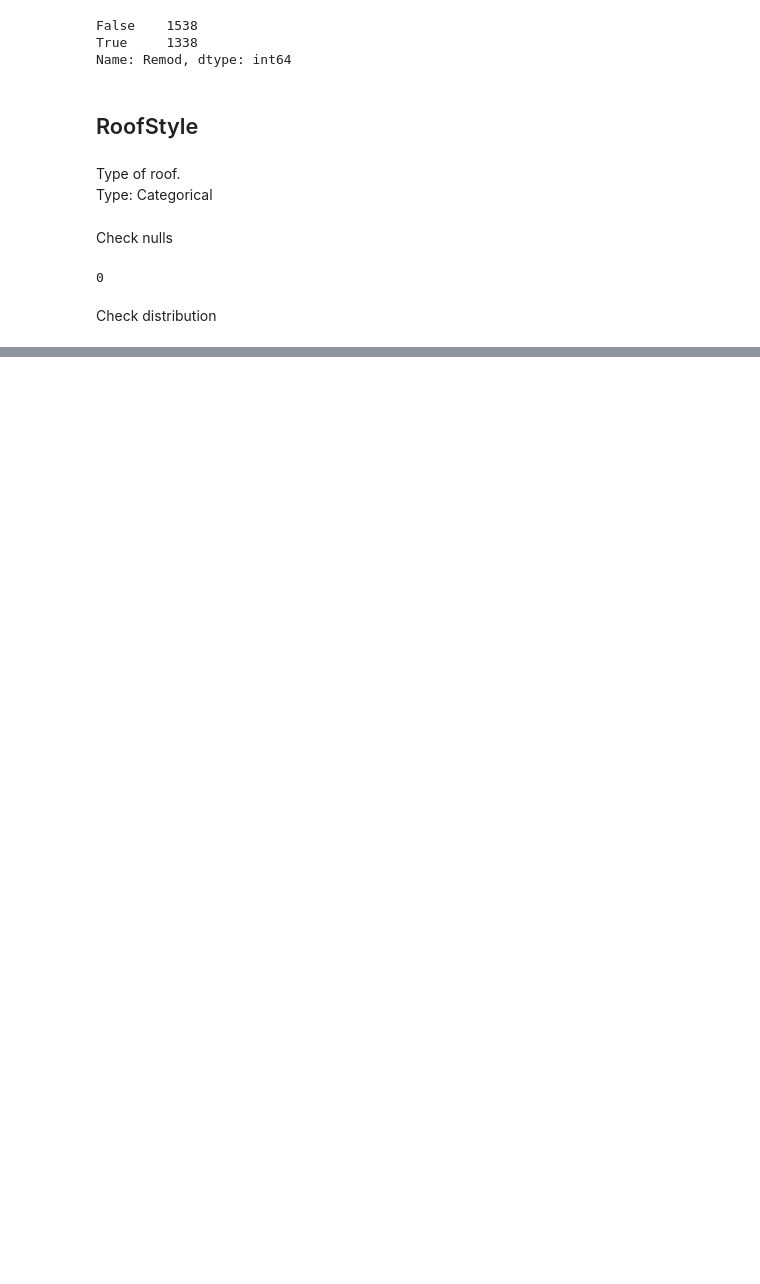
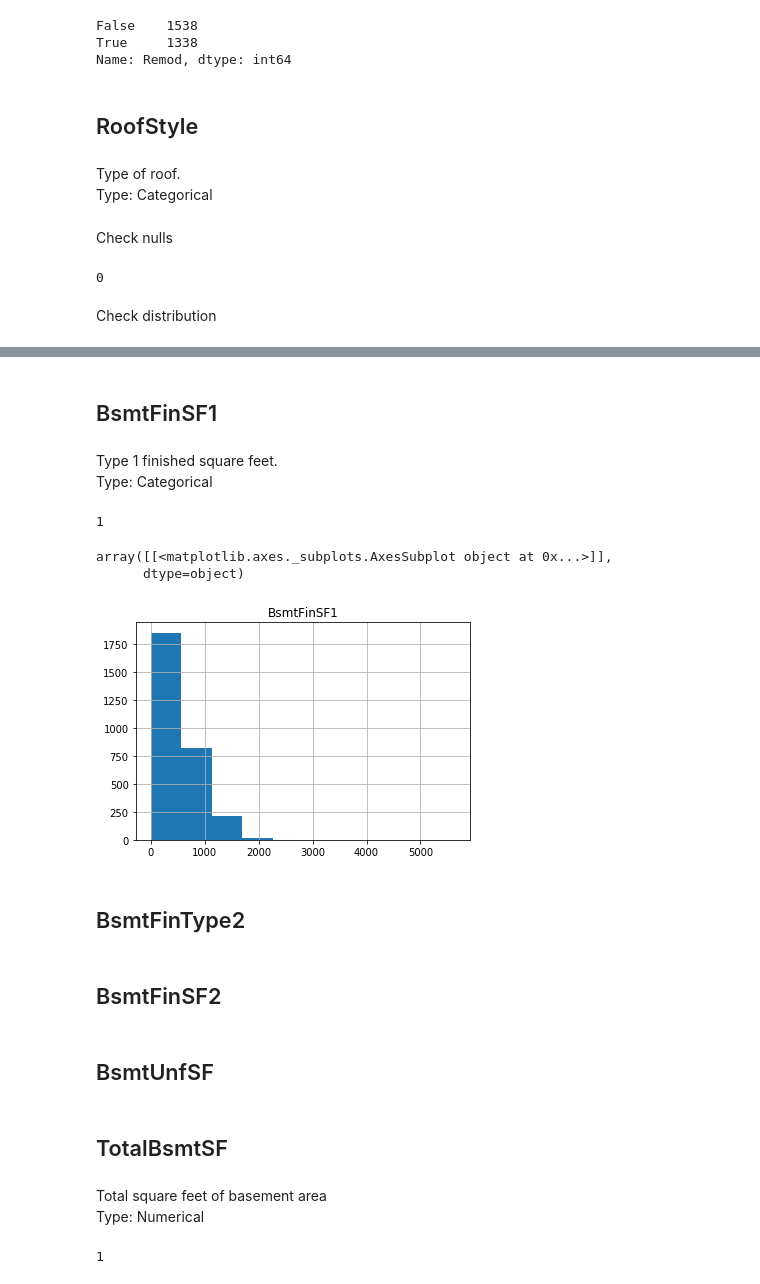
Before and after one commit to FerranAgulloLopez/DataMiningHousePrices, a Jupyter notebook: scripts/Preprocessing.ipynb, the cells around one changed output, grey strips where cells are left out. Drawn from its saved outputs; the diff is of its cells as text; code cells hidden in the pictures; blank space fills up the shorter version.

```diff
--- a/scripts/Preprocessing.ipynb
+++ b/scripts/Preprocessing.ipynb
@@ -644,0 +992,30 @@ Name: RoofStyle, dtype: int64
+# %% [markdown]
+## BsmtFinSF1
+# %% [markdown]
+Type 1 finished square feet.<br>
+Type: Categorical
+# %%
+data['BsmtFinSF1'].isna().sum()
+# %% [output]
+1
+# %%
+data.hist(column=['BsmtFinSF1'])
+# %% [output]
+array([[<matplotlib.axes._subplots.AxesSubplot object at 0x...>]],
+      dtype=object)
+[figure, added]
+# %% [markdown]
+## BsmtFinType2
+# %% [markdown]
+## BsmtFinSF2
+# %% [markdown]
+## BsmtUnfSF
+# %% [markdown]
+## TotalBsmtSF
+# %% [markdown]
+Total square feet of basement area<br>
+Type: Numerical
+# %%
+data['TotalBsmtSF'].isna().sum()
+# %% [output]
+1
```
Also changed, not shown: parts of 96 cells of this notebook.
